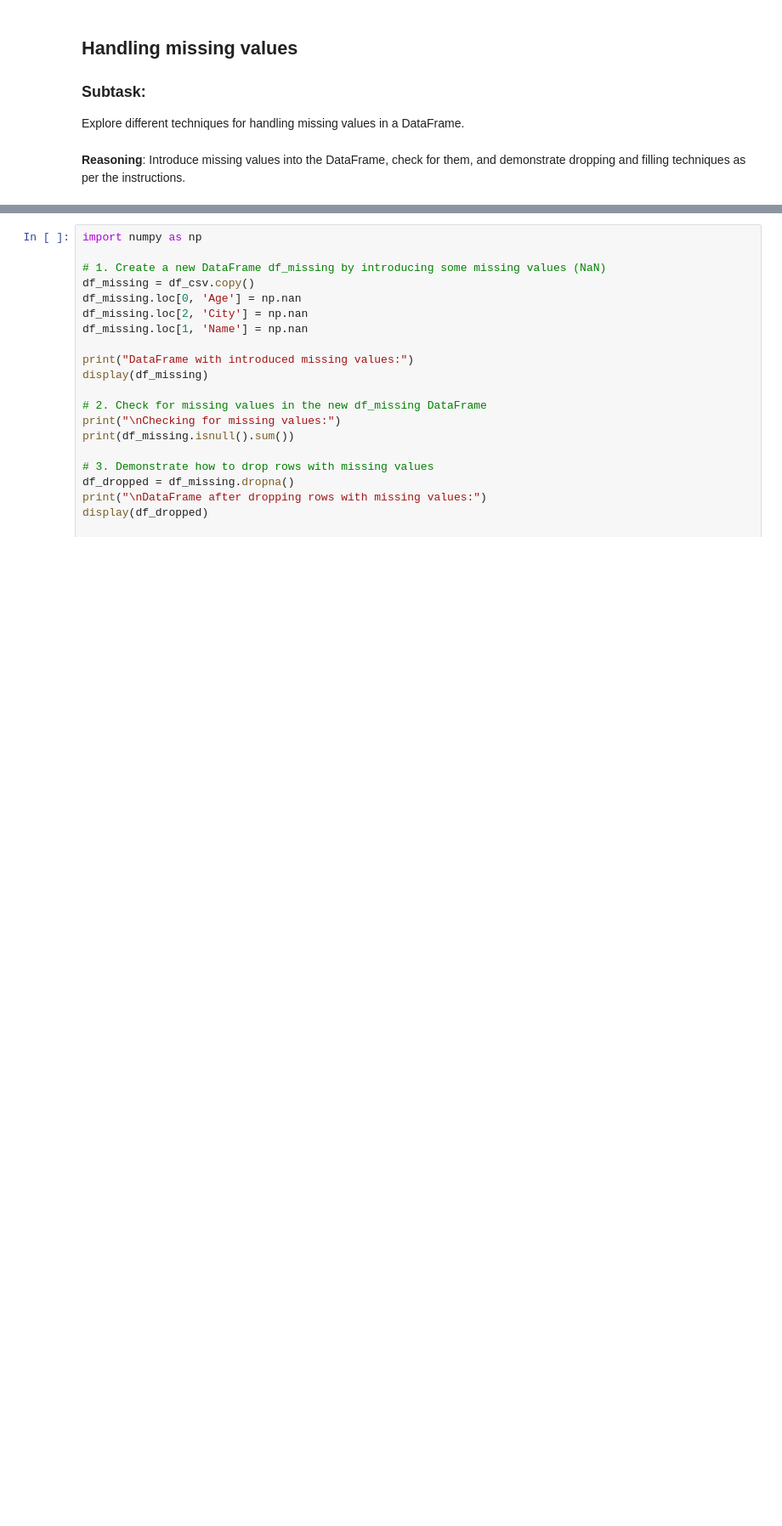
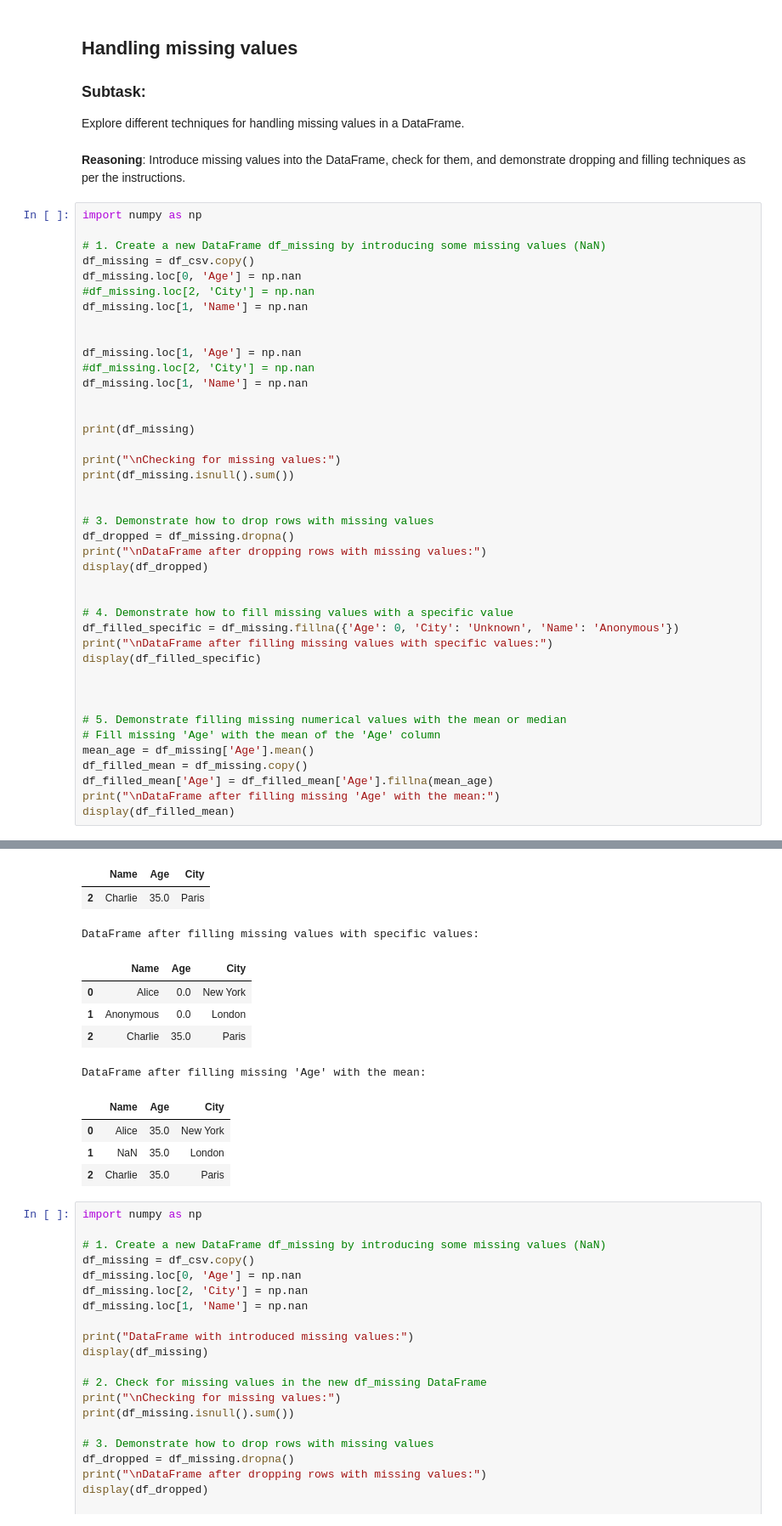
Before and after one commit to AI-Junction/Learn-ML, a Jupyter notebook: LearnPandasPart3.ipynb, the cells around one changed output, grey strips where cells are left out. Shown at 85% size. Cells and saved outputs as stored; diff of their text form; blank space fills up the shorter version.

```diff
--- a/LearnPandasPart3.ipynb
+++ b/LearnPandasPart3.ipynb
@@ -247,3 +247,45 @@ Explore different techniques for handling missing values in a DataFrame.
 # %% [markdown]
 **Reasoning**:
 Introduce missing values into the DataFrame, check for them, and demonstrate dropping and filling techniques as per the instructions.
+# %%
+import numpy as np
+
+# 1. Create a new DataFrame df_missing by introducing some missing values (NaN)
+df_missing = df_csv.copy()
+df_missing.loc[0, 'Age'] = np.nan
+#df_missing.loc[2, 'City'] = np.nan
+df_missing.loc[1, 'Name'] = np.nan
+
+
+df_missing.loc[1, 'Age'] = np.nan
+#df_missing.loc[2, 'City'] = np.nan
+df_missing.loc[1, 'Name'] = np.nan
+
+
+print(df_missing)
+
+print("\nChecking for missing values:")
+print(df_missing.isnull().sum())
+
+
+# 3. Demonstrate how to drop rows with missing values
+df_dropped = df_missing.dropna()
+print("\nDataFrame after dropping rows with missing values:")
+display(df_dropped)
+
+
+# 4. Demonstrate how to fill missing values with a specific value
+df_filled_specific = df_missing.fillna({'Age': 0, 'City': 'Unknown', 'Name': 'Anonymous'})
+print("\nDataFrame after filling missing values with specific values:")
+display(df_filled_specific)
+
+
+
+# 5. Demonstrate filling missing numerical values with the mean or median
+# Fill missing 'Age' with the mean of the 'Age' column
+mean_age = df_missing['Age'].mean()
+df_filled_mean = df_missing.copy()
+df_filled_mean['Age'] = df_filled_mean['Age'].fillna(mean_age)
+print("\nDataFrame after filling missing 'Age' with the mean:")
+display(df_filled_mean)
+# %% [output]
@@ -250,3 +304,15 @@ Introduce missing values into the DataFrame, check for them, and demonstrate dro
+|  | Name | Age | City |
+| 2 | Charlie | 35.0 | Paris |
+DataFrame after filling missing values with specific values:
+|  | Name | Age | City |
+| 0 | Alice | 0.0 | New York |
+| 1 | Anonymous | 0.0 | London |
+| 2 | Charlie | 35.0 | Paris |
+DataFrame after filling missing 'Age' with the mean:
+|  | Name | Age | City |
+| 0 | Alice | 35.0 | New York |
+| 1 | NaN | 35.0 | London |
+| 2 | Charlie | 35.0 | Paris |
 # %%
 import numpy as np
 
```
Also changed, not shown: parts of 13 cells of this notebook.
